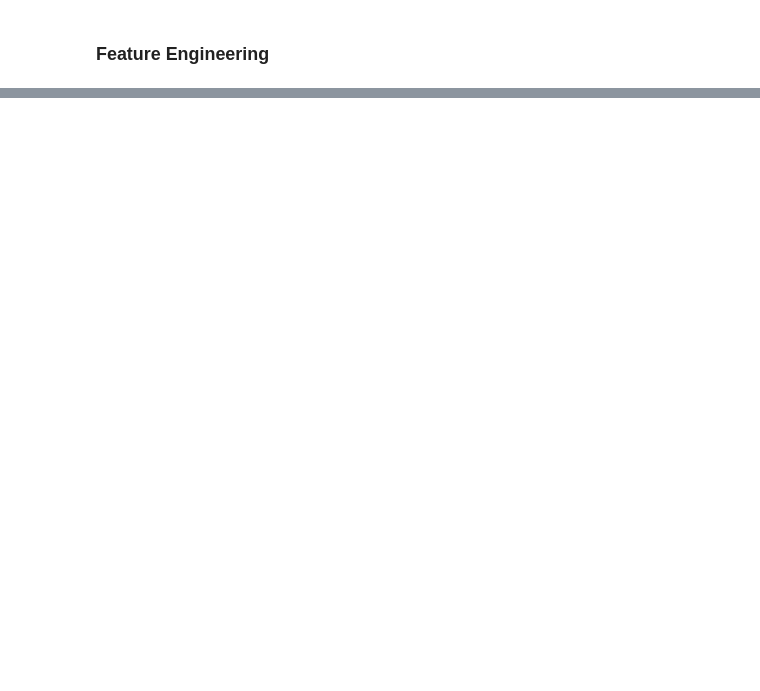
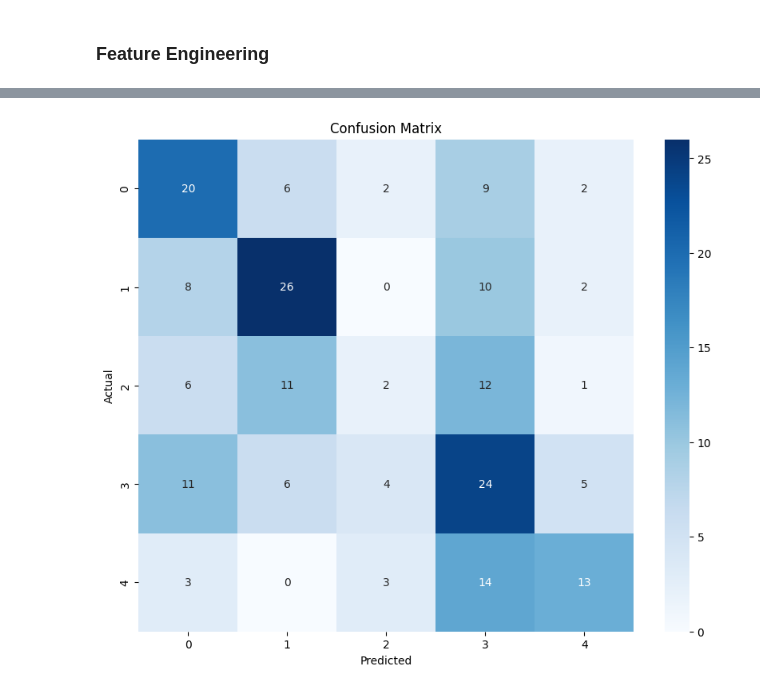
Before and after one commit to ddmulholland/MIMIC_ML_DL, a Jupyter notebook: MIMIC_ML_DL.ipynb, the cells around one changed output, grey strips where cells are left out. Drawn from its saved outputs; the diff is of its cells as text; code cells hidden in the pictures; blank space fills up the shorter version.

```diff
--- a/MIMIC_ML_DL.ipynb
+++ b/MIMIC_ML_DL.ipynb
@@ -314,0 +430,26 @@ important_vitals = [
+# %%
+X = features_df[numeric_cols]
+y = features_df['diagnosis_code']
+
+# Splitting data
+X_train, X_test, y_train, y_test = train_test_split(
+    X, y, test_size=0.2, random_state=42, stratify=y
+)
+
+# Scaling of featurs
+scaler = StandardScaler()
+X_train_scaled = scaler.fit_transform(X_train)
+X_test_scaled = scaler.transform(X_test)
+
+from sklearn.ensemble import RandomForestClassifier
+
+# Initialize + train
+
+rf_model = RandomForestClassifier(n_estimators=100, random_state=42)
+rf_model.fit(X_train_scaled, y_train)
+
+# Predict
+y_pred = rf_model.predict(X_test_scaled)
+
+print("Model Eval:")
+print(classification_report(y_test, y_pred))
@@ -314,0 +469,11 @@ important_vitals = [
+# %%
+# Confusion matrix
+plt.figure(figsize=(10, 8))
+cm = confusion_matrix(y_test, y_pred)
+sns.heatmap(cm, annot=True, fmt='d', cmap='Blues')
+plt.xlabel('Predicted')
+plt.ylabel('Actual')
+plt.title('Confusion Matrix')
+plt.show()
+# %% [output]
+[figure, added]
```
Also changed, not shown: parts of 10 cells of this notebook.
